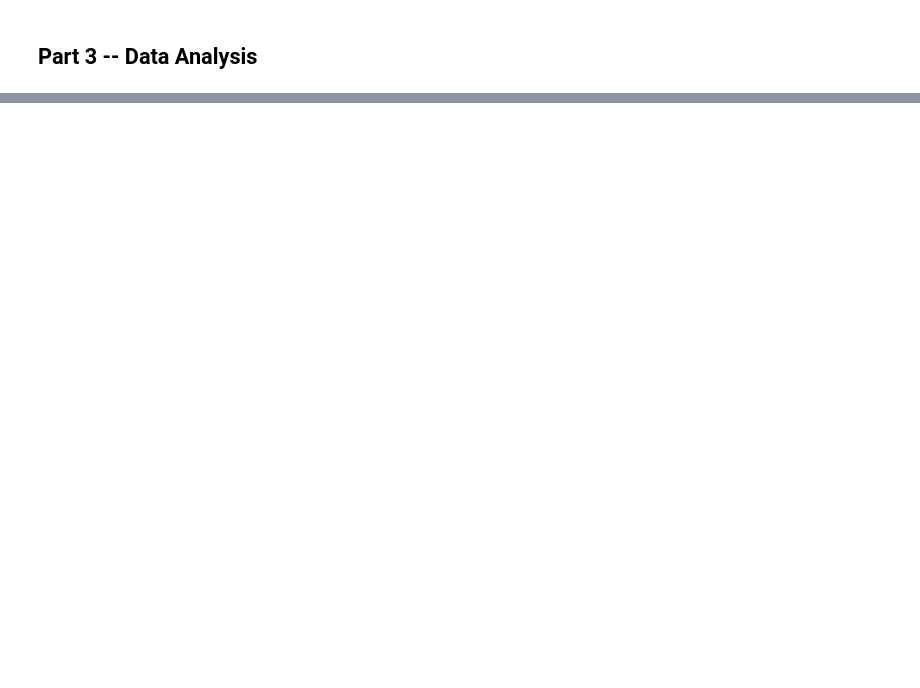
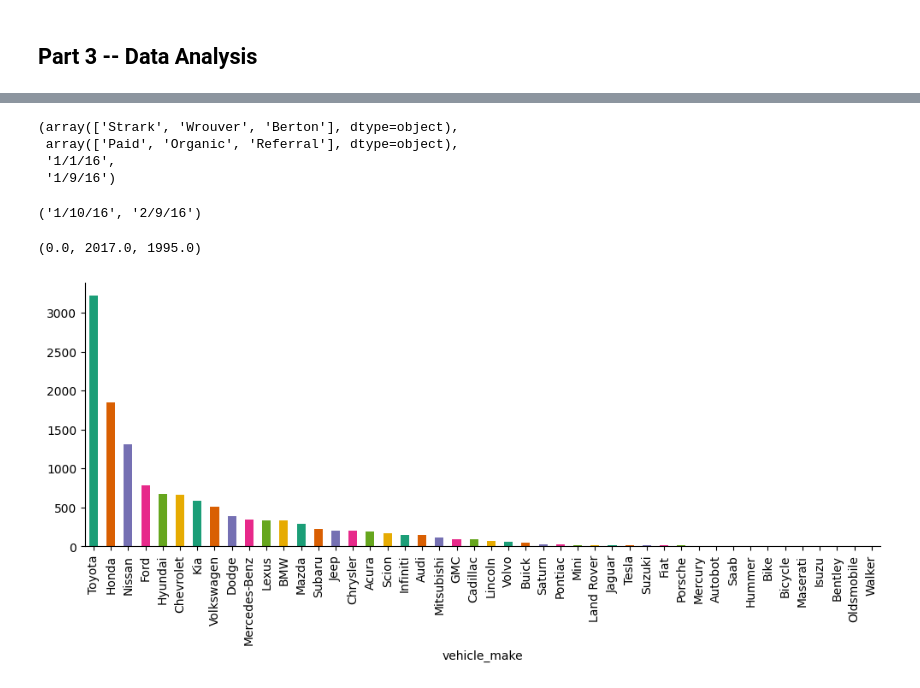
Before and after one commit to kcmeehan/InterviewQuery, a Jupyter notebook: uber_3/uber_3/takehomefile.ipynb, the cells around one changed output, grey strips where cells are left out. Drawn from its saved outputs; the diff is of its cells as text; code cells hidden in the pictures; blank space fills up the shorter version.

```diff
--- a/uber_3/uber_3/takehomefile.ipynb
+++ b/uber_3/uber_3/takehomefile.ipynb
@@ -301,0 +316,3 @@ Final decision.
+# %%
+df = pd.read_csv('ds_challenge_v2_1_data.csv')
+df.head()
@@ -301,0 +358,21 @@ Final decision.
+# %%
+df.city_name.unique(), df.signup_channel.unique(), min(df.signup_date), max(df.signup_date)
+# %% [output]
+(array(['Strark', 'Wrouver', 'Berton'], dtype=object),
+ array(['Paid', 'Organic', 'Referral'], dtype=object),
+ '1/1/16',
+ '1/9/16')
+# %%
+df[~df.first_completed_date.isna()].first_completed_date.min(), df[~df.first_completed_date.isna()].first_completed_date.max()
+# %% [output]
+('1/10/16', '2/9/16')
+# %%
+df.vehicle_year.min(), df.vehicle_year.max(), df[df.vehicle_year > 0].vehicle_year.min()
+# %% [output]
+(0.0, 2017.0, 1995.0)
+# %%
+plt.figure(figsize=(12, 4))
+df.groupby('vehicle_make').size().sort_values(ascending=False).plot(kind='bar', color=sns.palettes.mpl_palette('Dark2'))
+plt.gca().spines[['top', 'right',]].set_visible(False)
+# %% [output]
+[figure, added]
```
Also changed, not shown: parts of 8 cells of this notebook.
